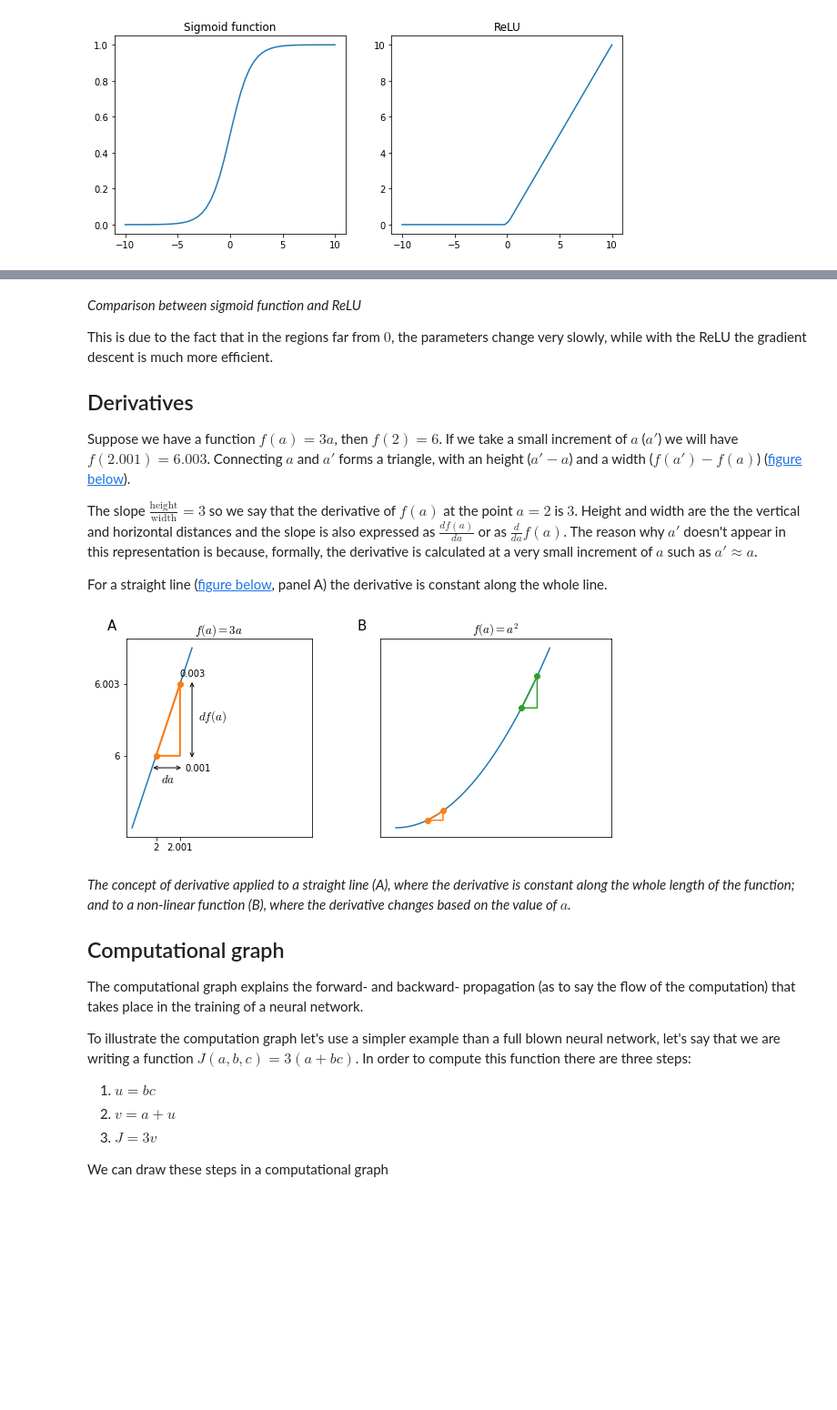
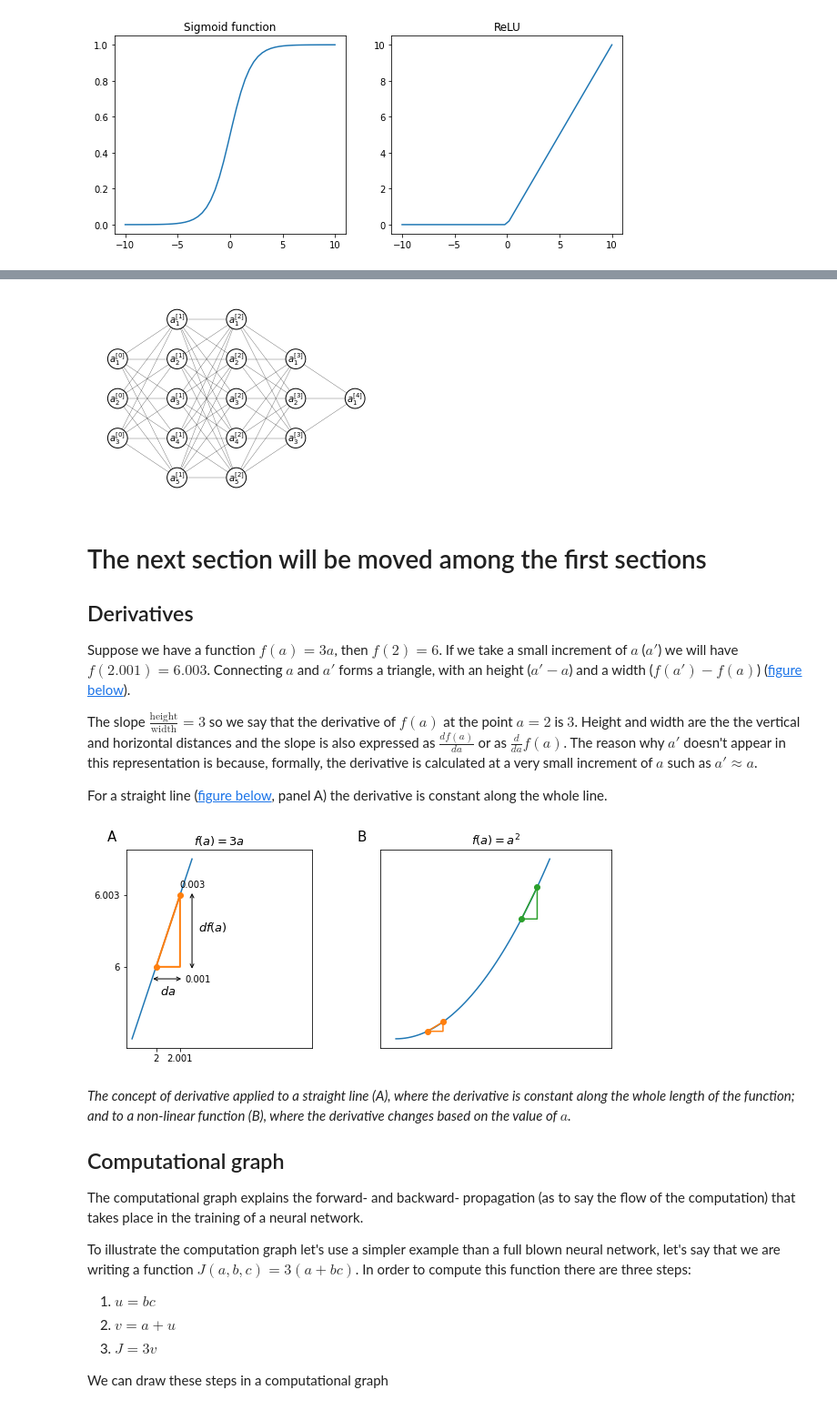
Before and after one commit to marnec/ML, a Jupyter notebook: ML-24-DeepLearning.ipynb, the cells around one changed output, grey strips where cells are left out. Shown at 91% size. Cells and saved outputs as stored; diff of their text form; code cells hidden in the pictures; blank space fills up the shorter version.

```diff
--- a/ML-24-DeepLearning.ipynb
+++ b/ML-24-DeepLearning.ipynb
@@ -9,10 +9,10 @@ comments: true
 ---
 # %%
 %pylab --no-import-all inline
-plt.rcParams["mathtext.fontset"] = "cm"
 import pandas as pd
 from copy import deepcopy as cp
 from graphviz import Digraph
+from plot_ann import ann
 # %% [output]
 Populating the interactive namespace from numpy and matplotlib
 # %% [markdown]
@@ -36,8 +41,10 @@ ax2.set_title('ReLU');
+# %%
+ax, *_ = ann([3, 5, 5, 3, 1], width=1.5, radius=2, node_labels=True)
+ax.set_aspect('equal')
+# %% [output]
+[figure, added]
 # %% [markdown]
-<i id="sigmoidrelu">Comparison between sigmoid function and ReLU</i>
-
-This is due to the fact that in the regions far from $0$, the parameters change very slowly, while with the ReLU the gradient descent is much more efficient.
-
+# The next section will be moved among the first sections
 ## Derivatives
 Suppose we have a function $f(a) = 3a$, then $f(2) = 6$. If we take a small increment of $a$ ($a'$) we will have $f(2.001) = 6.003$. Connecting $a$ and $a'$ forms a triangle, with an height ($a'-a$) and a width ($f(a') - f(a)$) (<a href="#derivative">figure below</a>).
 
@@ -88,7 +95,7 @@ ax2.set_yticklabels([])
 ax2.text(-0.1, 1.1, 'B', transform=ax2.transAxes,
   fontsize=15, va='top');
 # %% [output]
-[figure, old version]
+[figure, new version]
 # %% [markdown]
 <i id="derivative">The concept of derivative applied to a straight line (A), where the derivative is constant along the whole length of the function; and to a non-linear function (B), where the derivative changes based on the value of $a$.</i>
 
```
Also changed, not shown: parts of 2 cells of this notebook, 7 other files.
